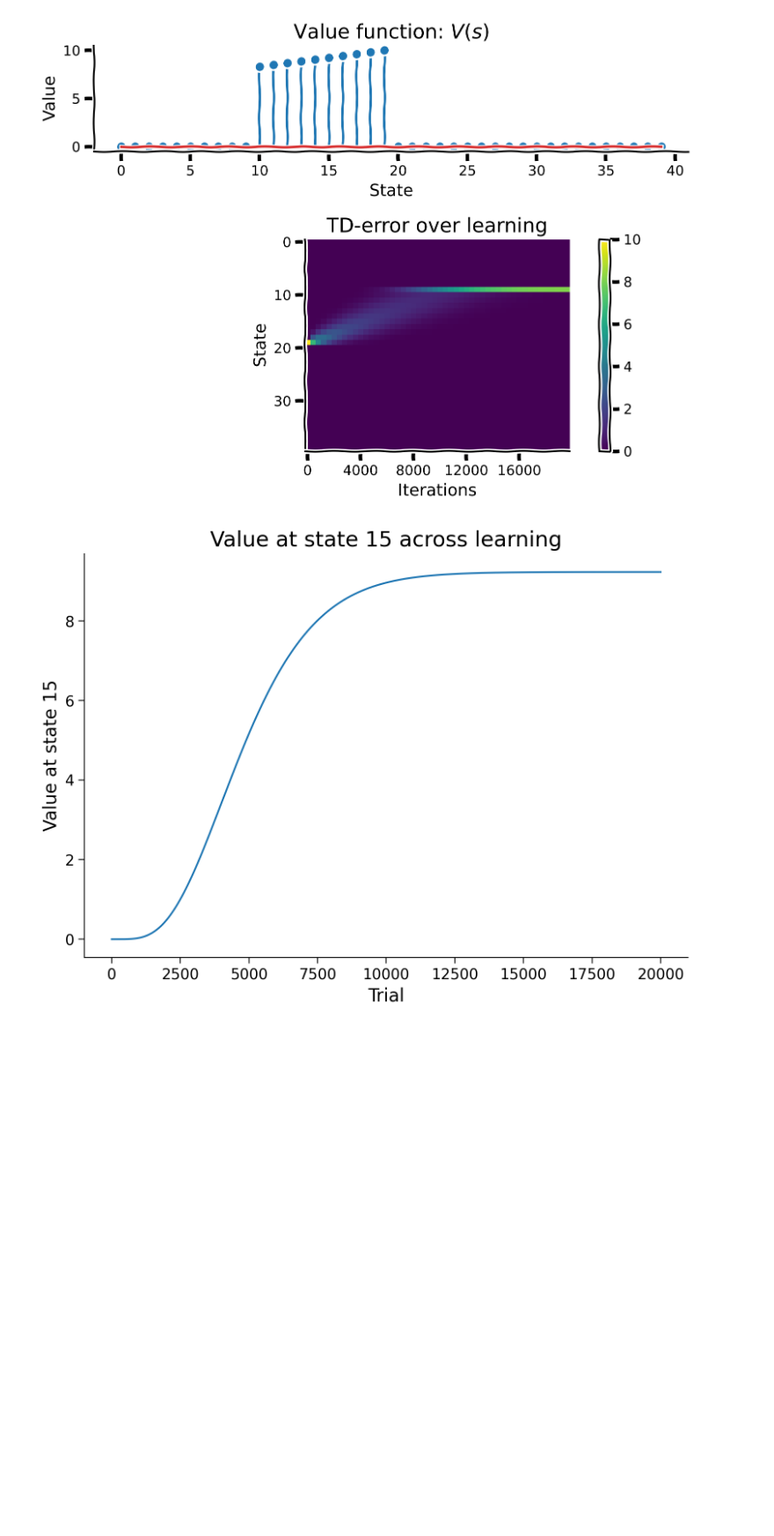
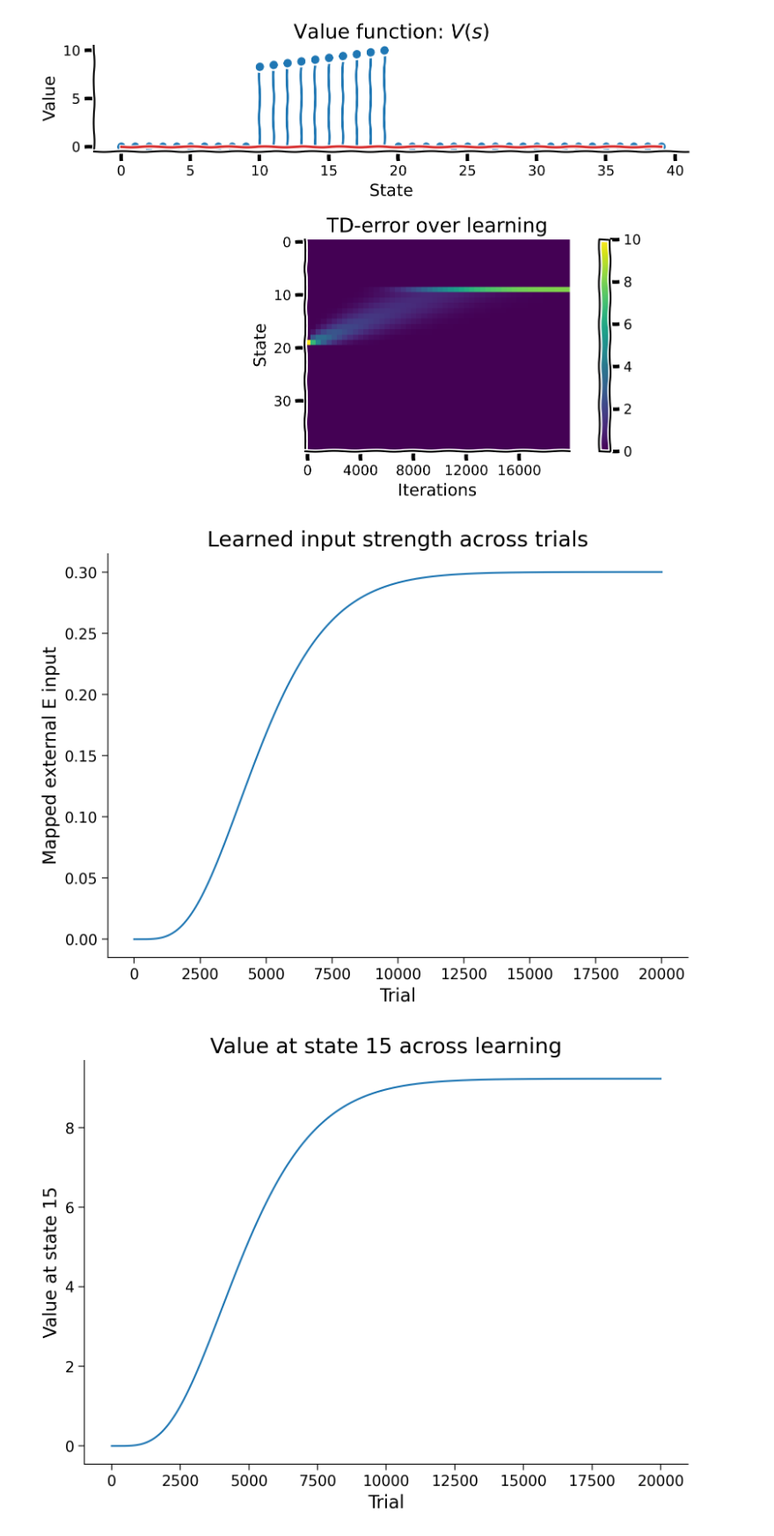
Before and after one commit to briskicedteaa/SP-Model-Repo, a Jupyter notebook: Prototype_v0_2.ipynb, the cells around one changed output. Shown at 88% size. Drawn from its saved outputs; the diff is of its cells as text; code cells hidden in the pictures; blank space fills up the shorter version.

Commit message:
Plotted input_history with I_ext_E

```diff
--- a/Prototype_v0_2.ipynb
+++ b/Prototype_v0_2.ipynb
@@ -340,6 +340,14 @@ learned_signal = value_history / value_history.max()
 max_input = 0.30
 
 input_history = learned_signal * max_input
+# %%
+plt.plot(input_history)
+plt.xlabel("Trial")
+plt.ylabel("Mapped external E input")
+plt.title("Learned input strength across trials")
+plt.show()
+# %% [output]
+[figure, added]
 # %%
 plt.plot(value_history)
 plt.xlabel("Trial")
```
